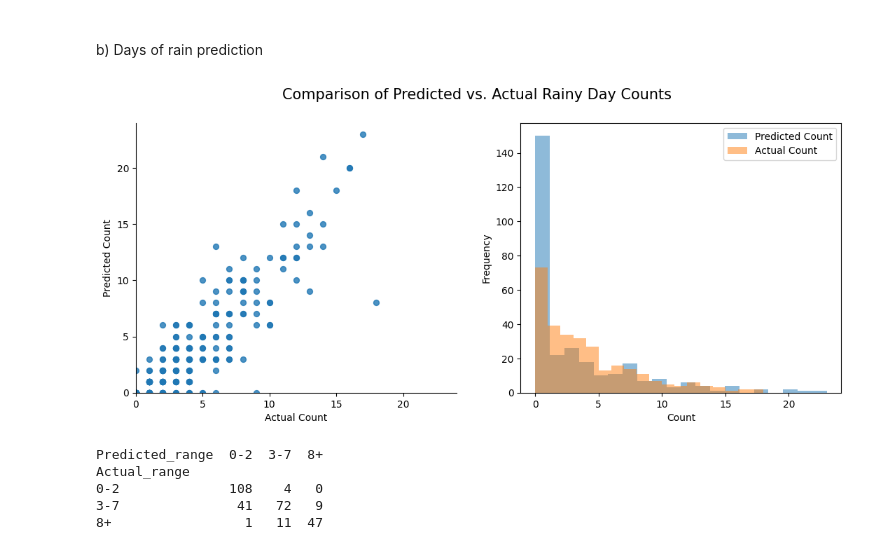
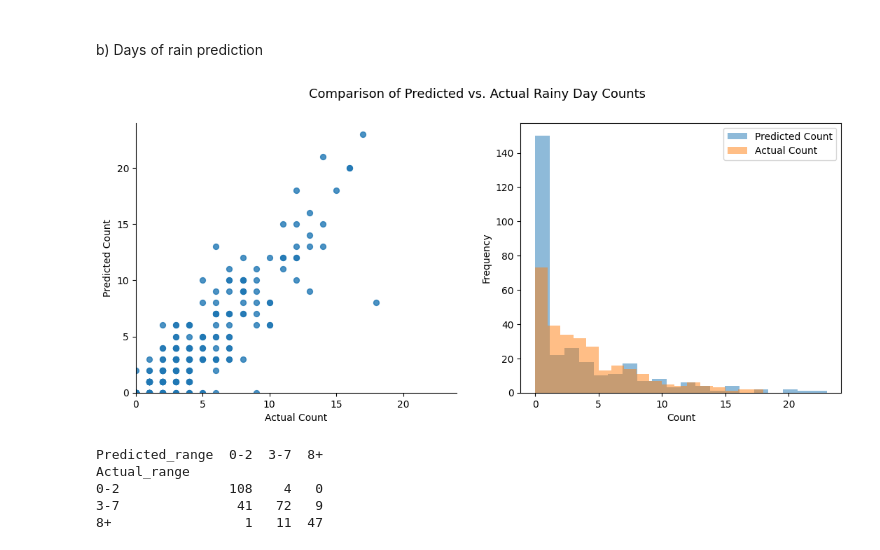
Before and after one commit to pippahtlin/Extreme-Precipitation, a Jupyter notebook: pretrained_univariate_daily.ipynb, the cells around one changed output. Saved outputs shown, nothing was run; the diff lists cells and outputs as text; code cells hidden in the pictures.

```diff
--- a/pretrained_univariate_daily.ipynb
+++ b/pretrained_univariate_daily.ipynb
@@ -410,32 +428,32 @@ test_compare_monthly = test_compare.resample('M').agg({
 })
 # %%
 fig, (ax1, ax2) = plt.subplots(1, 2, figsize=(13, 5))
-fig.suptitle('Comparison of Predicted vs. Actual Rainy Day Counts', fontsize=15)
+fig.suptitle('Comparison of Predicted vs. Actual Rainy Day Counts', fontsize=13)
 
 # Plot 1: Scatter plot
 ax1.scatter(test_compare_monthly['Actual'], test_compare_monthly['Predicted'], alpha=0.8, s=32)
 ax1.set_xlabel('Actual Count')
 ax1.set_ylabel('Predicted Count')
 ax1.spines['top'].set_visible(False)
 ax1.spines['right'].set_visible(False)
 
 # Set the same range for both axes
 max_value = max(test_compare_monthly['Actual'].max(), test_compare_monthly['Predicted'].max())
 ax1.set_xlim(0, max_value+1)
 ax1.set_ylim(0, max_value+1)
 
 
 # Plot 2: Histogram
 ax2.hist(test_compare_monthly['Predicted'], alpha=0.5, label='Predicted Count', bins=20)  # You can adjust the number of bins
 ax2.hist(test_compare_monthly['Actual'], alpha=0.5, label='Actual Count', bins=18)  # You can adjust the number of bins
 ax2.set_xlabel('Count')
 ax2.set_ylabel('Frequency')
 ax2.legend()
 
 # Show the plot
 plt.show()
 # %% [output]
-[figure, old version]
+[figure, new version]
 # %%
 bins = [0, 2, 7, float('inf')]
 test_compare_monthly['Actual_range'] = pd.cut(test_compare_monthly['Actual'], bins=bins, right=False, labels=['0-2', '3-7', '8+'])
```
Also changed, not shown: parts of 1 cell of this notebook.
